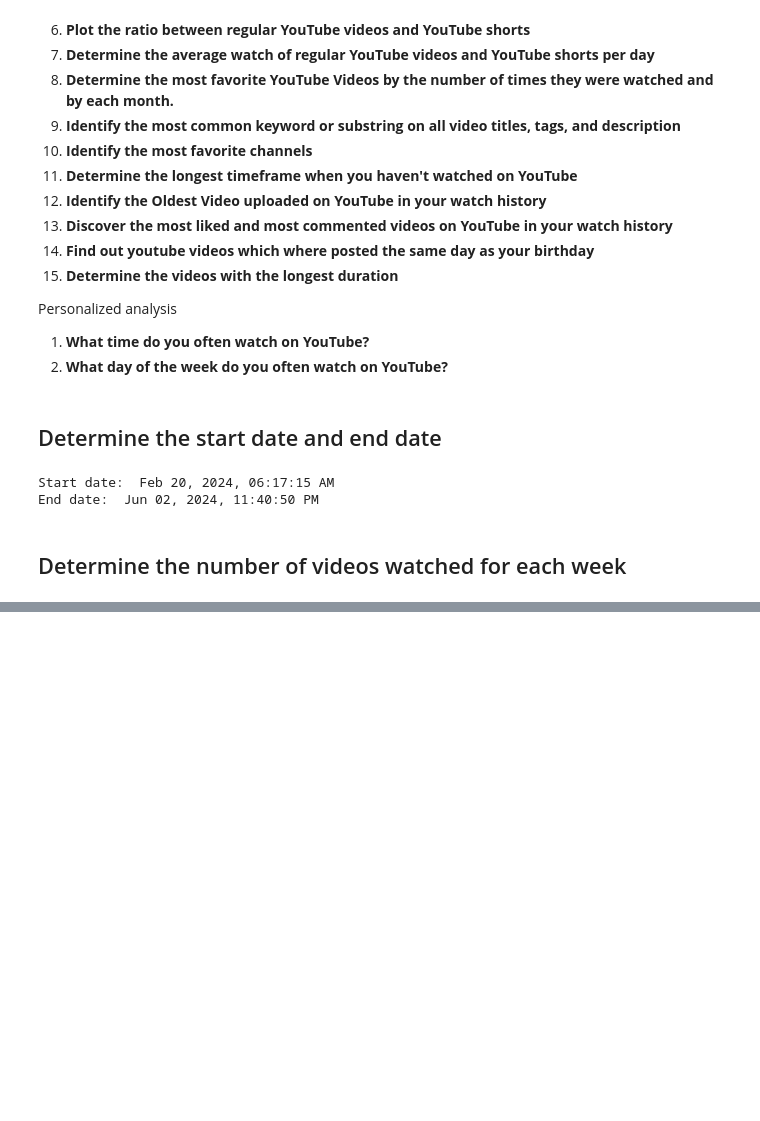
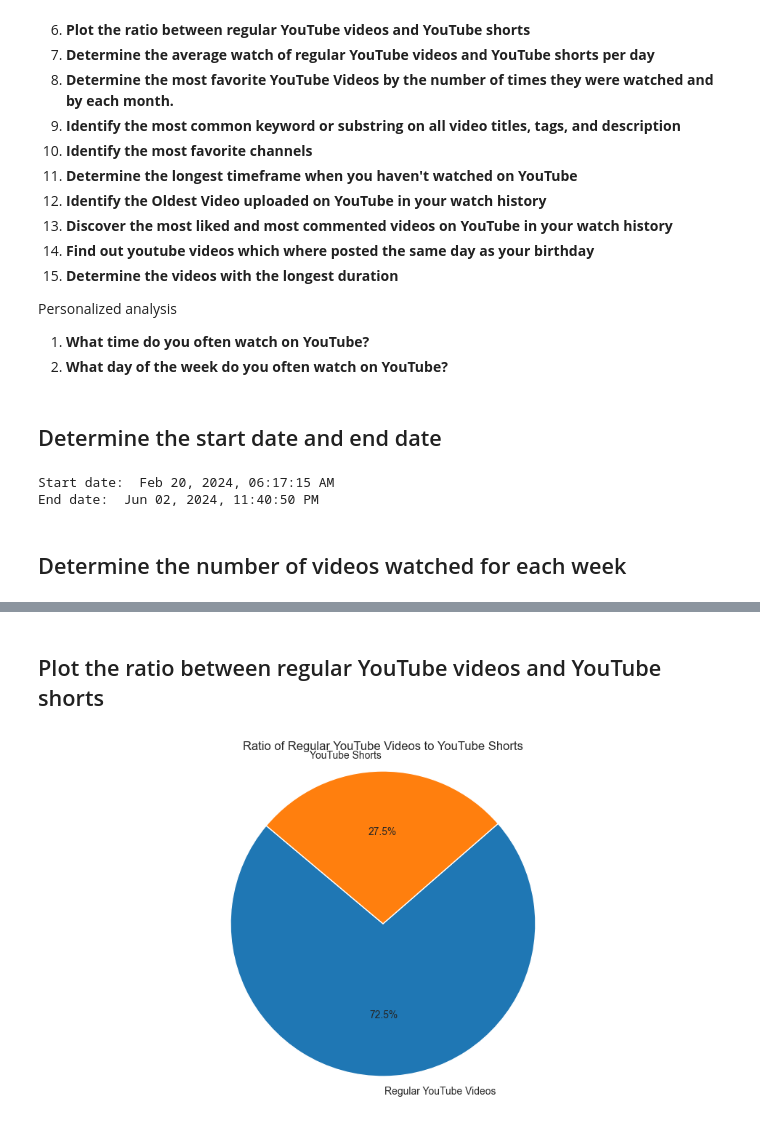
Before and after one commit to Johncarlodeveloper/YouTube-Watch-History-Data-to-CSV-file, a Jupyter notebook: analysis.ipynb, the cells around one changed output, grey strips where cells are left out. Cells and saved outputs as stored; diff of their text form; code cells hidden in the pictures; blank space fills up the shorter version.

```diff
--- a/analysis.ipynb
+++ b/analysis.ipynb
@@ -293,0 +353,19 @@ plt.show()
+# %% [markdown]
+## Plot the ratio between regular YouTube videos and YouTube shorts
+# %%
+normal_or_shorts = df[['title', 'video_duration']]
+
+video_shorts_count = ((df['title'].str.contains('#shorts', case=False)) |
+         (pd.to_timedelta(df['video_duration']).dt.total_seconds() <= 61)).sum()
+
+video_normal_count = normal_or_shorts.shape[0] - video_shorts_count
+
+counts = [video_normal_count, video_shorts_count]
+# Create a pie chart
+plt.figure(figsize=(12, 6))
+plt.pie(counts, labels=['Regular YouTube Videos', 'YouTube Shorts'], autopct='%1.1f%%', startangle=140)
+plt.title('Ratio of Regular YouTube Videos to YouTube Shorts')
+plt.axis('equal')  # Equal aspect ratio ensures that pie is drawn as a circle
+plt.show()
+# %% [output]
+[figure, added]
```
Also changed, not shown: parts of 7 cells of this notebook.
